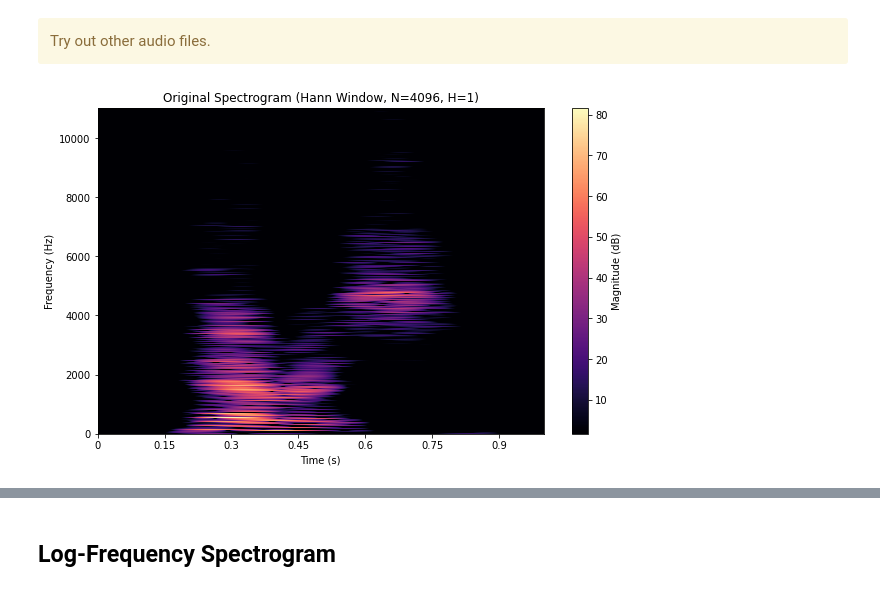
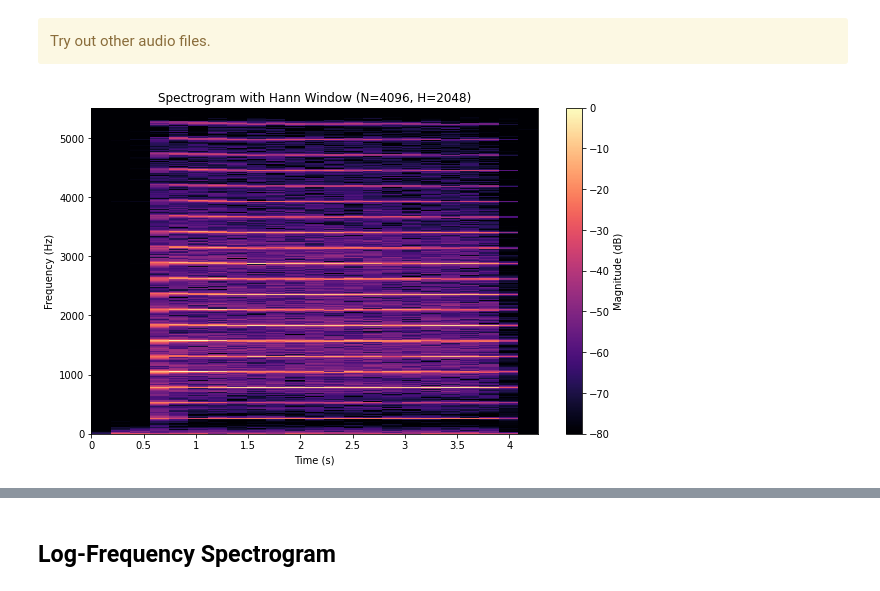
Before and after one commit to behroozbc/ext-exam, a Jupyter notebook: stft/stft_and_chroma_features.ipynb, the cells around one changed output, grey strips where cells are left out. Saved outputs shown, nothing was run; the diff lists cells and outputs as text; code cells hidden in the pictures.

```diff
--- a/stft/stft_and_chroma_features.ipynb
+++ b/stft/stft_and_chroma_features.ipynb
@@ -593,18 +762,19 @@ What do you see? Discuss the results.
 </div>
 # %%
 # your code here...
-import librosa.display
-gamma_values=[1,10,100,10000]
 
+# Define gamma values for compression
+gamma_values = [1, 10, 100, 1000, 10000]
+
+# Compute the compressed versions of the spectrogram
 compressed_spectrograms = {
-    gamma: np.log(1 + gamma * spectogram) for gamma in gamma_values
+    gamma: np.log(1 + gamma * spectrogram) for gamma in gamma_values
 }
-t = librosa.frames_to_time(np.arange(stft_result.shape[1]), sr=Fs, hop_length=H)
-f = librosa.fft_frequencies(sr=Fs, n_fft=N)
-# Visualize the original spectrogram in decibels‍
+
+# Visualize the original spectrogram in decibels
 plt.figure(figsize=(10, 6))
 librosa.display.specshow(
-    magnitit, sr=Fs, hop_length=H, x_axis="time", y_axis="hz", cmap="magma"
+    magnitude_db, sr=Fs, hop_length=H, x_axis="time", y_axis="hz", cmap="magma"
 )
 plt.colorbar(label="Magnitude (dB)")
 plt.title(f"Original Spectrogram (Hann Window, N={N}, H={H})")
@@ -612,7 +782,7 @@ plt.xlabel("Time (s)")
 plt.ylabel("Frequency (Hz)")
 plt.show()
 
-# Visualize compressed spectrograms for each gamma value‍
+# Visualize compressed spectrograms for each gamma value
 for gamma, compressed in compressed_spectrograms.items():
     plt.figure(figsize=(10, 6))
     plt.pcolormesh(t, f, compressed, shading="gouraud", cmap="magma")
@@ -632,42 +803,90 @@ for gamma, compressed in compressed_spectrograms.items():
 Try out other audio files.
 </div>
 # %%
+# your code here...
+
+
+import soundfile as sf
+from IPython.display import Audio
+import numpy as np
+import librosa
 import librosa.display
-x, Fs = sf.read("files/Speech_Paris.wav")
+import matplotlib.pyplot as plt
+from scipy.signal import get_window
+
+# Load the audio file "Tone_C4_Piano.wav"
+x, Fs = sf.read("files/Tone_C4_Trumpet.wav")
 
 if x.ndim > 1:
     x = x[:, 0]
 
-stft_result= librosa.stft(x,n_fft=N,win_length=N,hop_length=H,pad_mode='constant', center=True)
-spectogram=np.abs(stft_result)**2
-magnitit=librosa.amplitude_to_db(spectogram)
+Audio(x, rate=Fs)
 
-gamma_values=[1,10,100,10000]
+# Define parameters
+N = 4096  # Window size
+H = 2048  # Hop size
+#window = get_window("hann", N)  # Hann window
 
-compressed_spectrograms = {
-    gamma: np.log(1 + gamma * spectogram) for gamma in gamma_values
-}
-t = librosa.frames_to_time(np.arange(stft_result.shape[1]), sr=Fs, hop_length=H)
-f = librosa.fft_frequencies(sr=Fs, n_fft=N)
-# Visualize the original spectrogram in decibels‍
+# Compute STFT
+stft_result = librosa.stft(
+    x,
+    n_fft=N,
+    hop_length=H,
+    win_length=N,
+    center=True,
+    pad_mode="constant",
+)
+magnitude = np.abs(stft_result)  # Compute magnitude
+
+# Compute the spectrogram
+spectrogram = magnitude ** 2  # Power spectrogram (|X|^2)
+
+# Convert magnitude to decibel scale
+magnitude_db = librosa.amplitude_to_db(magnitude, ref=np.max)
+
+# Generate time and frequency axes
+f = librosa.fft_frequencies(sr=Fs, n_fft=N)  # Frequency bins
+t = librosa.frames_to_time(np.arange(stft_result.shape[1]), sr=Fs, hop_length=H)  # Time frames
+
+# Plot the spectrogram
 plt.figure(figsize=(10, 6))
 librosa.display.specshow(
-    magnitit, sr=Fs, hop_length=H, x_axis="time", y_axis="hz", cmap="magma"
+    magnitude_db, sr=Fs, hop_length=H, x_axis="time", y_axis="hz", cmap="magma"
+)
+plt.colorbar(label="Magnitude (dB)")
+plt.title(f"Spectrogram with Hann Window (N={N}, H={H})")
+plt.xlabel("Time (s)")
+plt.ylabel("Frequency (Hz)")
+plt.show()
+spectrogram
+
+# Define gamma values for compression
+gamma_values = [1, 10, 100, 1000, 10000]
+
+# Compute the compressed versions of the spectrogram
+compressed_spectrograms = {
+    gamma: np.log(1 + gamma * spectrogram) for gamma in gamma_values
+}
+
+# Visualize the original spectrogram in decibels
+plt.figure(figsize=(10, 6))
+librosa.display.specshow(
+    magnitude_db, sr=Fs, hop_length=H, x_axis="time", y_axis="hz", cmap="magma"
 )
 plt.colorbar(label="Magnitude (dB)")
 plt.title(f"Original Spectrogram (Hann Window, N={N}, H={H})")
 plt.xlabel("Time (s)")
 plt.ylabel("Frequency (Hz)")
 plt.show()
 
-# Visualize compressed spectrograms for each gamma value‍
+# Visualize compressed spectrograms for each gamma value
 for gamma, compressed in compressed_spectrograms.items():
     plt.figure(figsize=(10, 6))
     plt.pcolormesh(t, f, compressed, shading="gouraud", cmap="magma")
     plt.colorbar(label="Compressed Magnitude")
     plt.title(f"Compressed Spectrogram (Gamma = {gamma})")
     plt.xlabel("Time (s)")
     plt.ylabel("Frequency (Hz)")
     plt.show()
 # %% [output]
-[figure, old version]
+[figure, new version]
```
Also changed, not shown: parts of 28 cells of this notebook, 3 other files.
